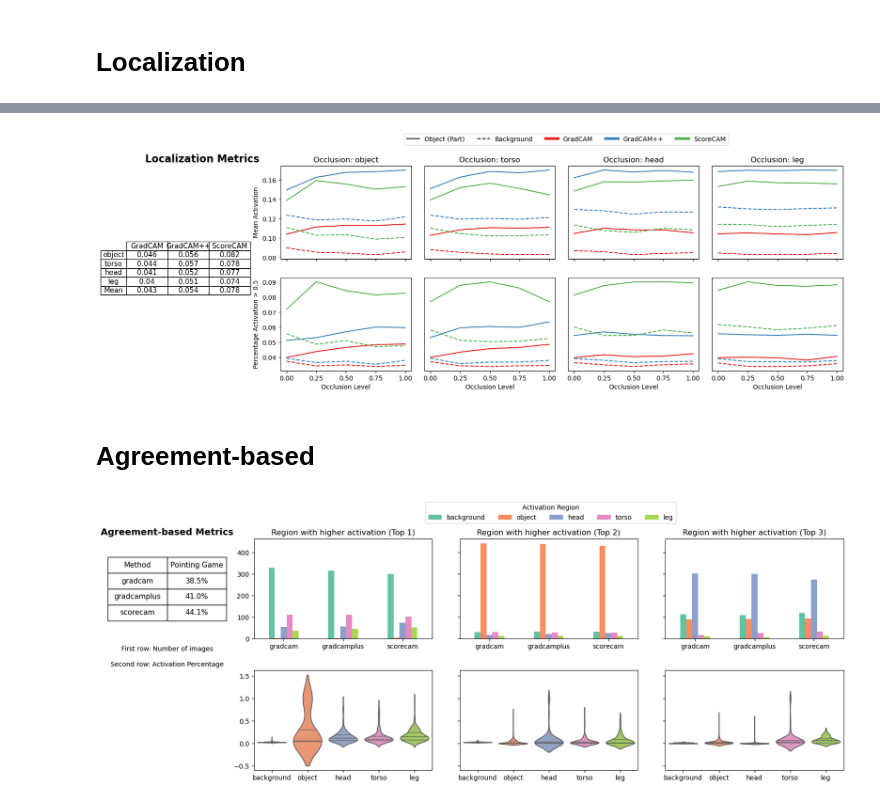
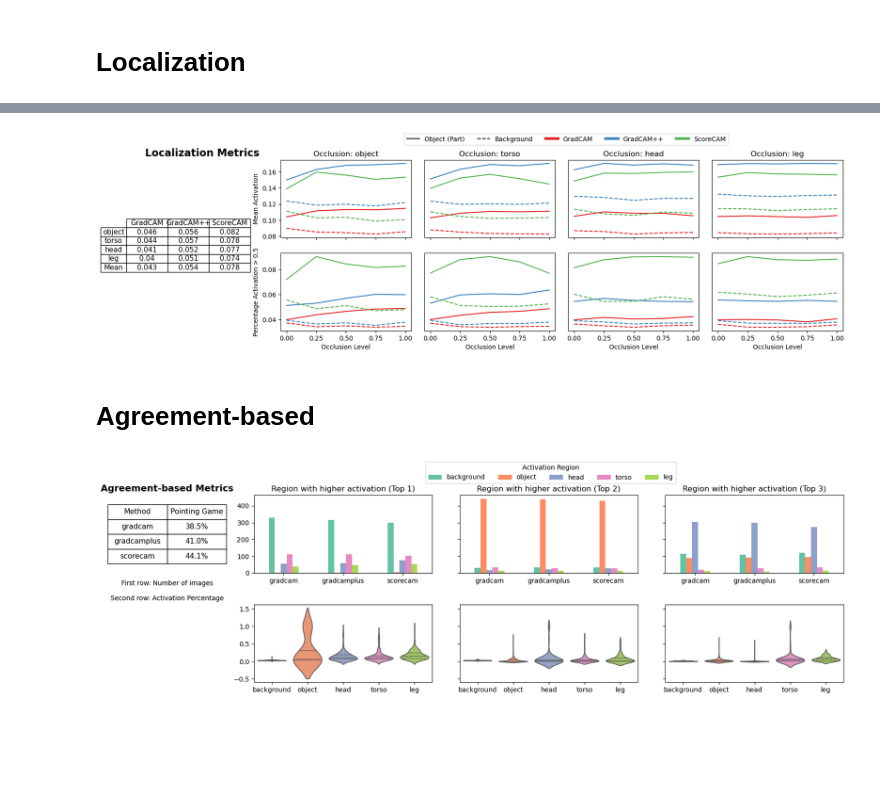
Before and after one commit to uleroboticsgroup/PyX-CNN, a Jupyter notebook: all_metrics.ipynb, the cells around one changed output, grey strips where cells are left out. Drawn from its saved outputs; the diff is of its cells as text; code cells hidden in the pictures; blank space fills up the shorter version.

```diff
--- a/all_metrics.ipynb
+++ b/all_metrics.ipynb
@@ -509,7 +509,7 @@ mean_occlusion = [
 summary_table['Mean % Occlusion'] = [f"{v:.1f}%" for v in mean_occlusion]
 
 # Crear figura
-fig, (ax_table, ax_plot) = plt.subplots(1, 2, figsize=(13, 4), gridspec_kw={'width_ratios': [0.7, 2]})
+fig, (ax_table, ax_plot) = plt.subplots(1, 2, figsize=(16, 5), gridspec_kw={'width_ratios': [0.6, 2]})
 
 # Tabla de métricas
 ax_table.axis('off')
@@ -551,7 +551,7 @@ parts = ['object', 'torso', 'head', 'leg']
 methods = df['method'].unique()
 
 # Figura y ejes compartidos por columna y fila
-fig, axes = plt.subplots(nrows=2, ncols=4, figsize=(15, 7), sharex='col', sharey='row')
+fig, axes = plt.subplots(nrows=2, ncols=4, figsize=(16, 5), sharex='col', sharey='row')
 
 linestyles = {'obj': '-', 'back': '--'}
 colors = dict(zip(methods, sns.color_palette("Set1", n_colors=len(methods))))
@@ -661,7 +661,7 @@ iou_df.loc['Mean'] = iou_df.mean(axis=0)
 
 # --- Crear figura con 2 filas y 5 columnas (columna 0 para tabla, 1-4 para gráficos) ---
 
-fig, axes = plt.subplots(nrows=2, ncols=5, figsize=(16, 6),
+fig, axes = plt.subplots(nrows=2, ncols=5, figsize=(16, 5),
                          gridspec_kw={'width_ratios': [1, 1, 1, 1, 1]},  # primera columna más estrecha
                          sharex='col')  # No compartimos sharey para controlar ticks Y mejor
 
@@ -727,34 +727,34 @@ for i, part in enumerate(parts):
         ax_bot.plot(grouped.index, grouped['perc_act_back'], linestyle=linestyles['back'],
                     color=colors[method])
         ax_bot.set_xticks(occlusion_levels)
 
         # Solo la columna 1 muestra ticks y etiquetas Y
         if i == 0:
             ax_top.set_ylabel('Mean Activation')
             ax_bot.set_ylabel('Percentage Activation > 0.5')
         else:
             ax_top.set_yticklabels([])
             ax_top.tick_params(left=False)
             ax_bot.set_yticklabels([])
             ax_bot.tick_params(left=False)
 
         ax_bot.set_xlabel('Occlusion Level')
 
 # Leyenda
 line_obj = Line2D([0], [0], color='black', linestyle='-', label='Object')
 line_back = Line2D([0], [0], color='black', linestyle='--', label='Background')
 method_lines = [Line2D([0], [0], color=colors[m], lw=4, label=m) for m in methods]
 legend_items = [line_obj, line_back] + method_lines
 methods_name = ['GradCAM', 'GradCAM++', 'ScoreCAM']
 legend_labels = ['Object (Part)', 'Background'] + list(methods_name)
 fig.legend(legend_items, legend_labels, loc='upper center', ncol=3 + len(methods), bbox_to_anchor=(0.6, 1.03))
 
 #plt.tight_layout(rect=[0, 0, 1, 0.95])
 fig.subplots_adjust(left=0.01, right=0.98, top=0.9, bottom=0.15, wspace=0.1)
 plt.savefig('images/xai_localization_'+str(OPTION)+'_iou_metrics.png')
 plt.show()
 # %% [output]
-[figure, old version]
+[figure, new version]
 # %% [markdown]
 # Agreement-based
 # %%
@@ -790,7 +790,7 @@ pg_scores = df_pg.groupby('method')['hit'].mean().sort_index().round(3)
 # -------------------------
 
 # Crear figura con 2 filas x 4 columnas (tabla + 3 plots)
-fig, axes = plt.subplots(2, 4, figsize=(16, 6), sharey='row', gridspec_kw={'width_ratios': [1, 1.5, 1.5, 1.5]})
+fig, axes = plt.subplots(2, 4, figsize=(16, 5), sharey='row', gridspec_kw={'width_ratios': [1, 1.5, 1.5, 1.5]})
 
 # Fila 1, columna 0: mostrar tabla Pointing Game
 axes[0, 0].axis('off')
@@ -875,4 +875,4 @@ plt.tight_layout(rect=[0, 0, 1, 0.95])
 plt.savefig('images/xai_agreement_'+str(OPTION)+'_higher_activation_region_metrics.png')
 plt.show()
 # %% [output]
-[figure, old version]
+[figure, new version]
```
Also changed, not shown: parts of 3 cells of this notebook, 8 other files.
